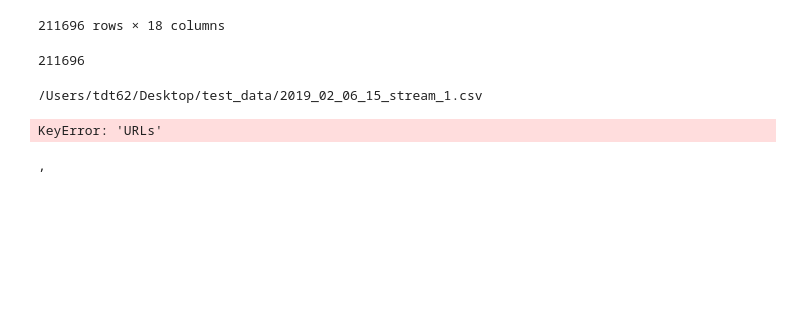
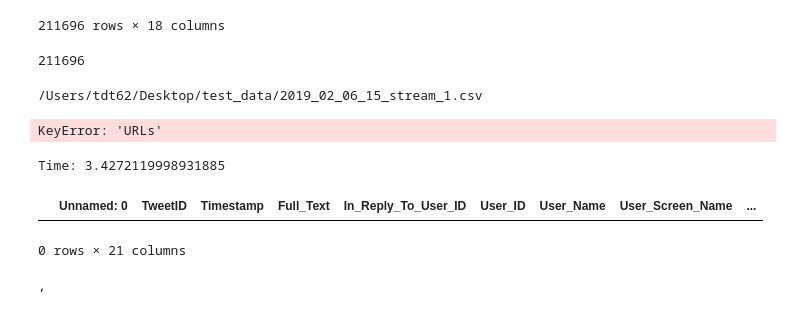
Before and after one commit to tthatcher95/GraduateResearch, a Jupyter notebook: notebooks/Twitter_Data_Info.ipynb, the cells around one changed output. Cells and saved outputs as stored; diff of their text form; code cells hidden in the pictures; blank space fills up the shorter version.

Commit message:
Updated Location Notebook

```diff
--- a/notebooks/Twitter_Data_Info.ipynb
+++ b/notebooks/Twitter_Data_Info.ipynb
@@ -444,21 +444,30 @@ def city_master_list():
 
 def find_city_state(TSV_file, TSV_output_file, df):
 
-    city_state_abbr = list(zip(df['city'], df['state_id']))
+    city_state_abbr = set(zip(df['state_id'], zip(df['city'], df['state_name'])))
 
-    city_state_full = list(zip(df['city'], df['state_name']))
-
+#     city_state_full = set(zip(df['city'], df['state_name']))
 
     twitter_df = pd.read_csv(TSV_file, index_col=None, header=0, delimiter='\t')
 
+    twitter_df['Location'] = False
+    twitter_df['Name Place'] = "NA"
+    twitter_df['City ID'] = "NA"
+
     location_df = pd.DataFrame(columns=['Tweet ID', 'Name Place', 'City ID'])
 
+    location_dict = {}
+
     def location_csv(twitter_df):
-        for j in range(len(city_state_abbr)):
-#             print(city_state_abbr[j][0])
-            if str(city_state_abbr[j]) in twitter_df['Full_Text'] or str(city_state_full[j]) in twitter_df['Full_Text']:
-                location_df.append([twitter_df['TweetID'][j], city_state_full[j], df['id'][j]])
-                # print("Found", city_state_full[j])
+        for city in city_state_abbr:
+            if str(city[0]) in twitter_df['Full_Text'] or str(city[1]) in twitter_df['Full_Text']:
+#                 temp_df = pd.DataFrame(columns=['Tweet ID', 'Name Place', 'City ID'])
+                twitter_df.loc['Location'] = True
+                twitter_df.loc['Name Place'] = [city[1]]
+                twitter_df.loc['City ID'] = [df['id']]
+#                 print("Made it")
+                return twitter_df
+#                 print("Found")
 
 #         for m in range(len(hashtag_state_full)):
 #             if hashtag_state_abbr[m] in check_list['Hashtags']:
@@ -471,45 +480,54 @@ def find_city_state(TSV_file, TSV_output_file, df):
 
 
         # Make a seperate column which is True if it has the keyword, False if not
-    twitter_df.apply(location_csv, axis=1)
-    df.to_csv(TSV_output_file, sep='\t')
-    return df
+    import time
+    start = time.time()
+    twitter_df[0:10].transform(location_csv, axis=1)
+    end = time.time()
+    print("Time: {}".format(end - start))
+    twitter_df.to_csv(TSV_output_file, sep='\t')
+    return twitter_df
 
 
 master_list = city_master_list()
 # master_list
-find_city_state("/Users/tdt62/Desktop/test_data/2018_11_05_06_stream_1_clean.csv", "/Users/tdt62/Desktop/GraduateResearch/scripts/location_data/test.csv", master_list)
-
+frame = find_city_state("/Users/tdt62/Desktop/test_data/2018_11_05_06_stream_1_clean.csv", "/Users/tdt62/Desktop/GraduateResearch/scripts/location_data/test.csv", master_list)
+keywords_df = frame.loc[frame['Location'] == True]
+keywords_df
 
 
 # def parse_args():
 #     '''
 #     Parses the command line arguments for the script
 
 #     Returns
 #     -------
 
 #     args : object
 #            Python arg parser object
 #     '''
 #     parser = argparse.ArgumentParser(description='Process some integers.')
 
 #     parser.add_argument('TSV_file', type=str, help='Twitter stream TSV file to find city states.')
 
 #     parser.add_argument('TSV_output_file', type=str, help='Output file with found city states.')
 
 #     args = parser.parse_args()
 #     return args
 
 # def main():
 #     args = parse_args()
 
 #     city_list_indicies = city_master_list()
 
 #     find_city_state(args.TSV_file, args.TSV_output_file, city_list_indicies)
 
 # if __name__ == "__main__":
 #     main()
+# %% [output]
+Time: 3.4272119998931885
+|  | Unnamed: 0 | TweetID | Timestamp | Full_Text | In_Reply_To_User_ID | User_ID | User_Name | User_Screen_Name | ... |
+0 rows × 21 columns
 # %%
 filepath = "/Users/tdt62/Desktop/test_data/2018_12*stream_1*"
 
```
Also changed, not shown: 4 other files.
